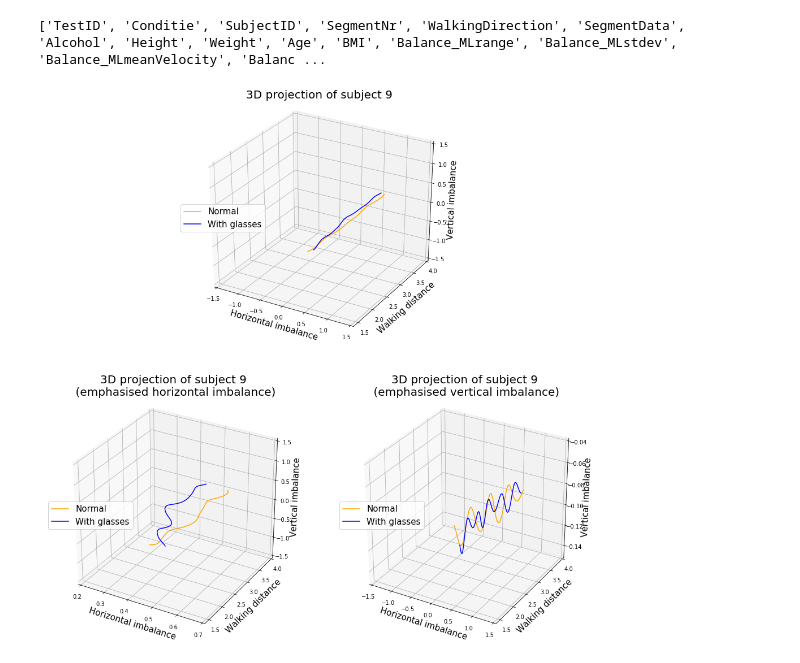
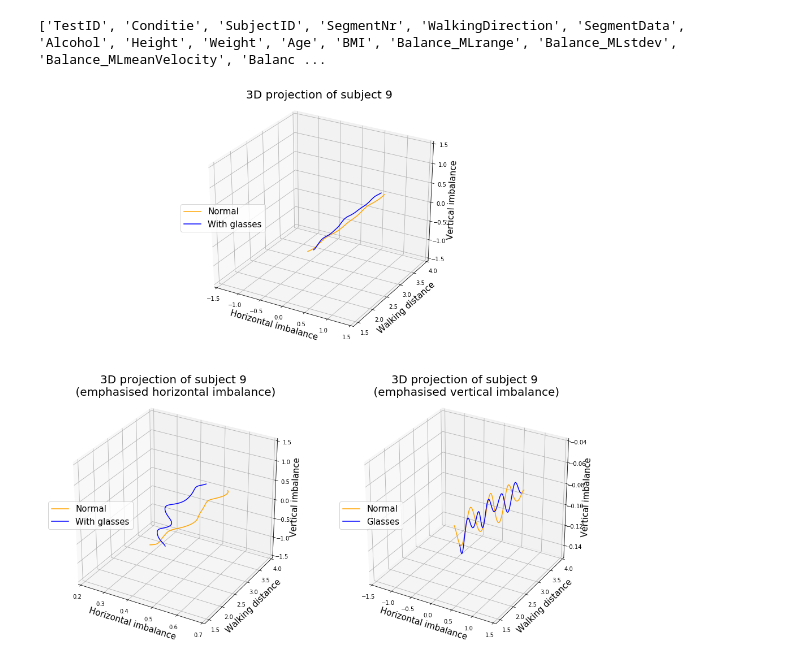
Before and after one commit to VivienvV/fallrisk, a Jupyter notebook: Data_preprocessing/s_vis3D.ipynb, the cells around one changed output. Saved outputs shown, nothing was run; the diff lists cells and outputs as text; code cells hidden in the pictures.

```diff
--- a/Data_preprocessing/s_vis3D.ipynb
+++ b/Data_preprocessing/s_vis3D.ipynb
@@ -67,32 +67,32 @@ ax1.set_zlabel('Vertical imbalance', fontsize=axes_fontsize)
 ax1.legend(loc=6, fontsize=axes_fontsize)
 
 # plot emph x
 title = '3D projection of subject ' + str(df_data["SubjectID"][i]) + '\n (emphasised horizontal imbalance)\n'
 ax2.set_title(title, fontsize=title_fontsize)
 ax2.plot(n_x, n_z, n_y, color='orange', label='Normal')
 ax2.plot(b_x, b_z, b_y, color='blue', label='With glasses')
 ax2.set_xlim3d([0.2, 0.7])
 ax2.set_ylim3d([1.4, 4])
 ax2.set_zlim3d([-1.5, 1.5])
 ax2.set_xlabel('Horizontal imbalance', fontsize=axes_fontsize)
 ax2.set_ylabel('Walking distance', fontsize=axes_fontsize)
 ax2.set_zlabel('Vertical imbalance', fontsize=axes_fontsize)
 ax2.legend(loc=6, fontsize=axes_fontsize)
 
 # plot emph y
 title = '3D projection of subject ' + str(df_data["SubjectID"][i]) + '\n (emphasised vertical imbalance)\n'
 ax3.set_title(title, fontsize=title_fontsize)
 ax3.plot(n_x, n_z, n_y, color='orange', label='Normal')
-ax3.plot(b_x, b_z, b_y, color='blue', label='With glasses')
+ax3.plot(b_x, b_z, b_y, color='blue', label='Glasses')
 ax3.set_xlim3d([-1.5, 1.5])
 ax3.set_ylim3d([1.4, 4])
 ax3.set_zlim3d([-.15, -.04])
 ax3.set_xlabel('Horizontal imbalance', fontsize=axes_fontsize)
 ax3.set_ylabel('Walking distance', fontsize=axes_fontsize)
 ax3.set_zlabel('Vertical imbalance', fontsize=axes_fontsize)
 ax3.legend(loc=6, fontsize=axes_fontsize)
 
 fig.tight_layout(pad=5)
 fig.savefig('3Dprojection.png')
 # %% [output]
-[figure, old version]
+[figure, new version]
```
Also changed, not shown: parts of 1 cell of this notebook, 5 other files.
